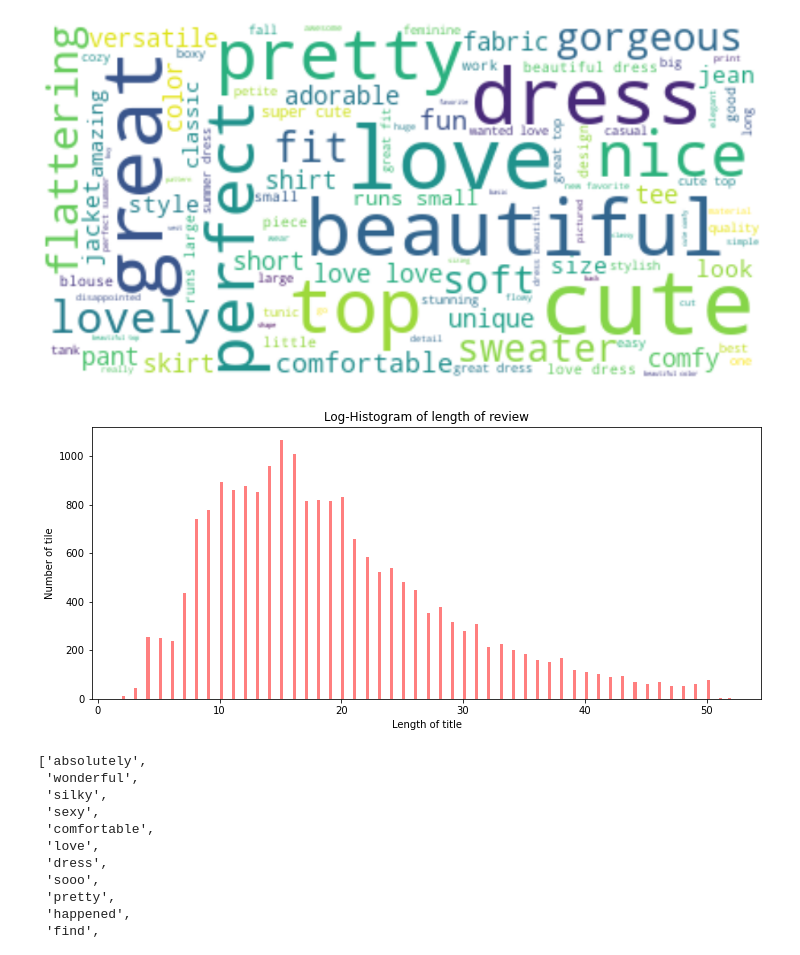
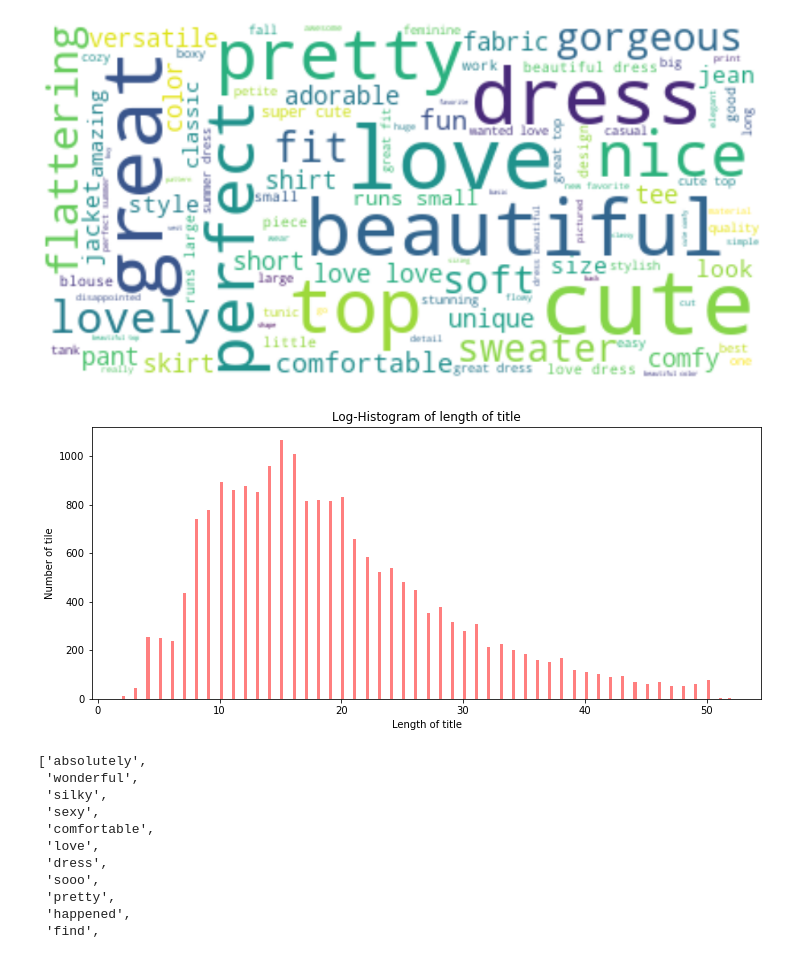
Before and after one commit to hongseong0314/AI_uses, a Jupyter notebook: clothing_recommend/EDA.ipynb, the cells around one changed output. Cells and saved outputs as stored; diff of their text form; code cells hidden in the pictures.

```diff
--- a/clothing_recommend/EDA.ipynb
+++ b/clothing_recommend/EDA.ipynb
@@ -98,15 +98,15 @@ plt.show()
 # %%
 # title 평균 단어 수
 plt.figure(figsize=(12,5))
 
 plt.hist([len(words) for words in df_clean_title['Title']], bins=200, alpha=0.5, color='r', label='word')
 # plt.yscale('log',nonposy='clip')
-plt.title('Log-Histogram of length of review')
+plt.title('Log-Histogram of length of title')
 plt.xlabel('Length of title')
 plt.ylabel('Number of tile')
 plt.show()
 # %% [output]
-[figure, old version]
+[figure, new version]
 # %%
 ## Review Text 정보 확인
 
```
